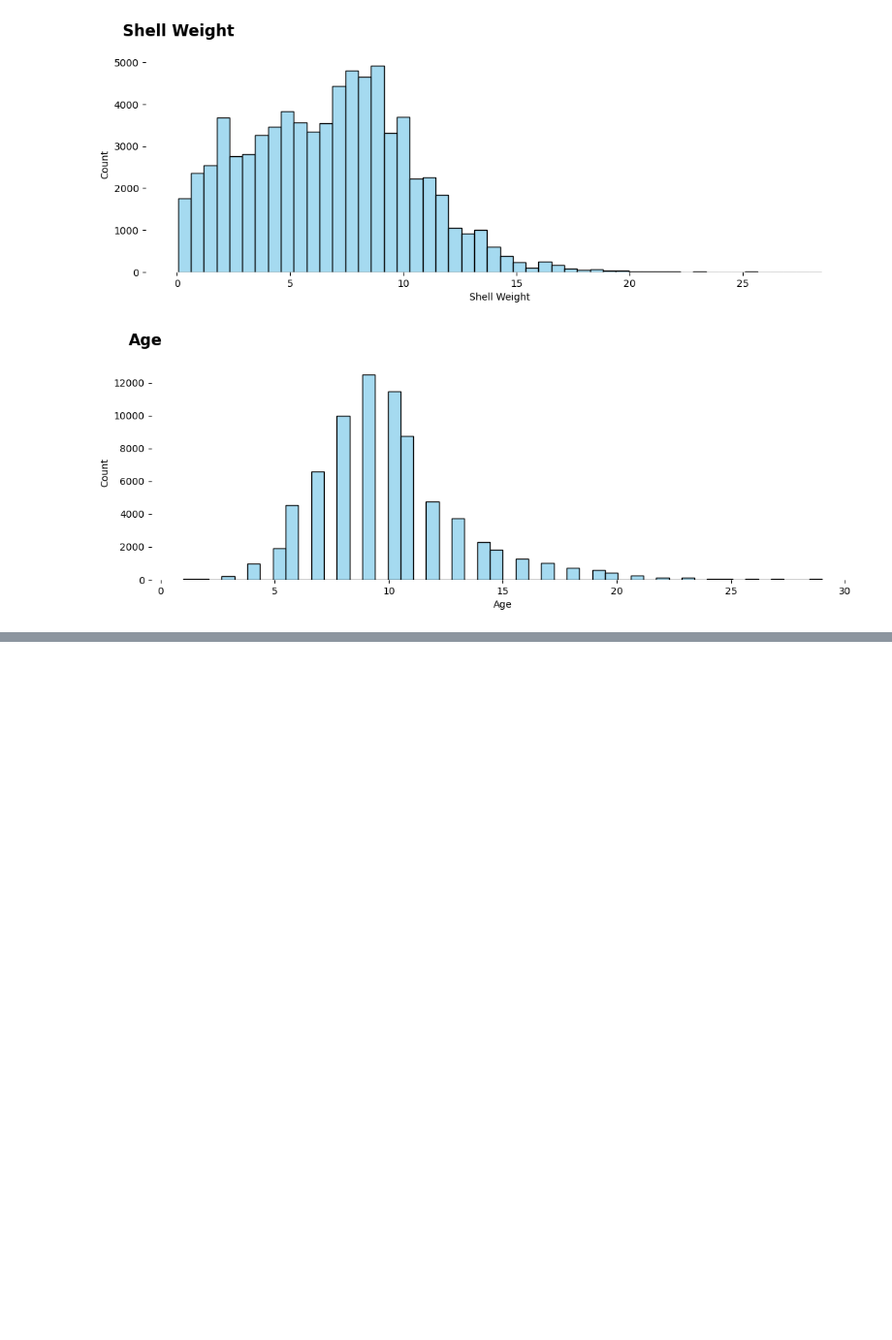
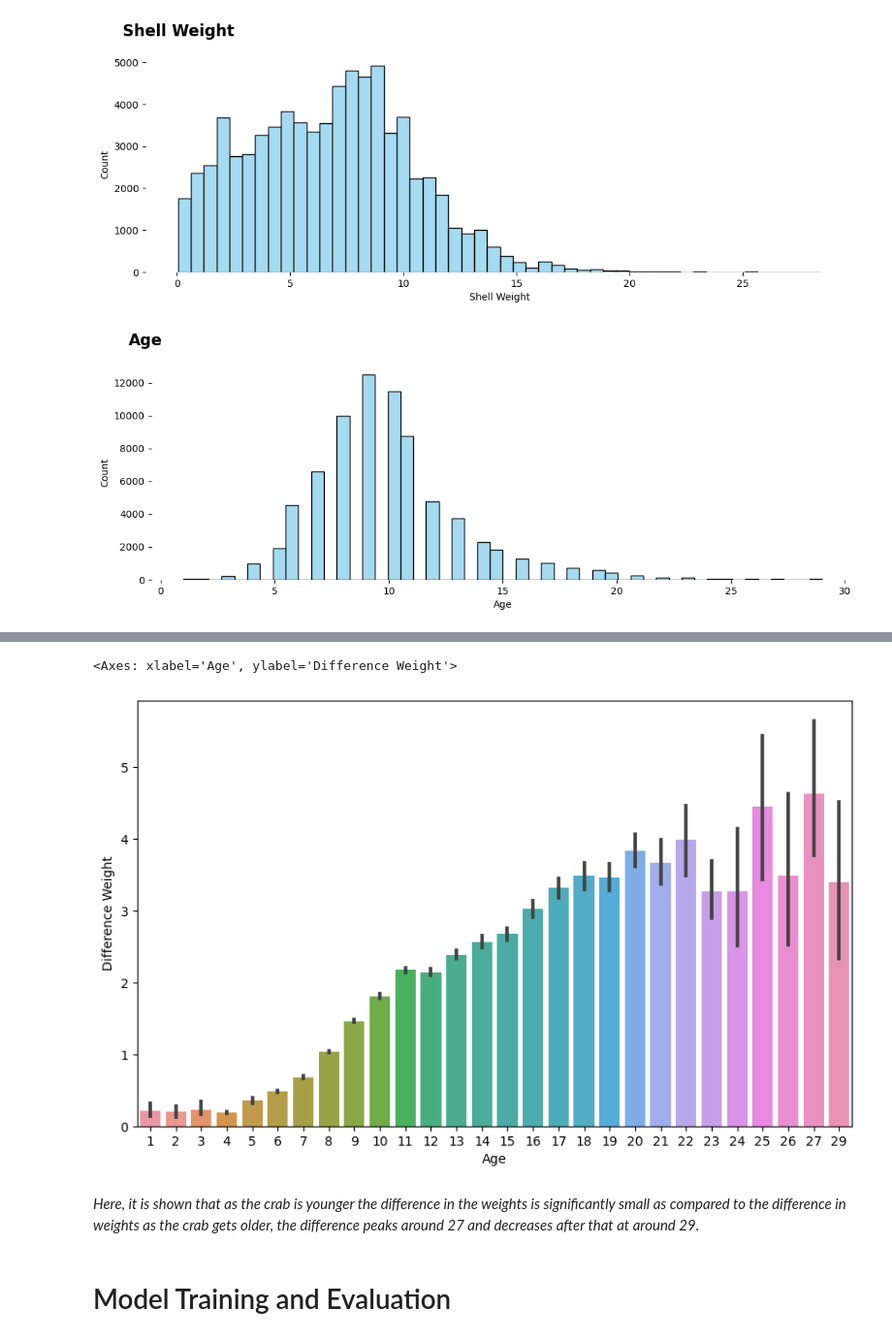
Before and after one commit to gargi-09/My-Kaggle-Work, a Jupyter notebook: Crab Age Prediction.ipynb, the cells around one changed output, grey strips where cells are left out. Shown at 97% size. Drawn from its saved outputs; the diff is of its cells as text; code cells hidden in the pictures; blank space fills up the shorter version.

```diff
--- a/Crab Age Prediction.ipynb
+++ b/Crab Age Prediction.ipynb
@@ -114,0 +250,3 @@ for n in num:
+# %%
+train_df['Sex'] = train_df['Sex'].replace(['M','F','I'],[0,1,2])
+train_df
@@ -114,0 +268,3 @@ for n in num:
+# %%
+train_df['Total Weight'] = train_df['Shell Weight'] + train_df['Viscera Weight'] + train_df['Shucked Weight']
+train_df
@@ -114,0 +286,3 @@ for n in num:
+# %%
+train_df['Difference Weight'] = abs(train_df['Weight'] - train_df['Total Weight'])
+train_df
@@ -114,0 +319,3 @@ for n in num:
+# %%
+train_df['Difference percent'] = (train_df['Difference Weight']/train_df['Weight'])*100
+train_df
@@ -114,0 +353,10 @@ for n in num:
+# %%
+plt.figure(figsize=(10,6))
+sns.barplot(data=train_df,x='Age',y='Difference Weight')
+# %% [output]
+<Axes: xlabel='Age', ylabel='Difference Weight'>
+[figure, added]
+# %% [markdown]
+*Here, it is shown that as the crab is younger the difference in the weights is significantly small as compared to the difference in weights as the crab gets older, the difference peaks around 27 and decreases after that at around 29.*
+# %% [markdown]
+# Model Training and Evaluation
```
Also changed, not shown: parts of 34 cells of this notebook.
